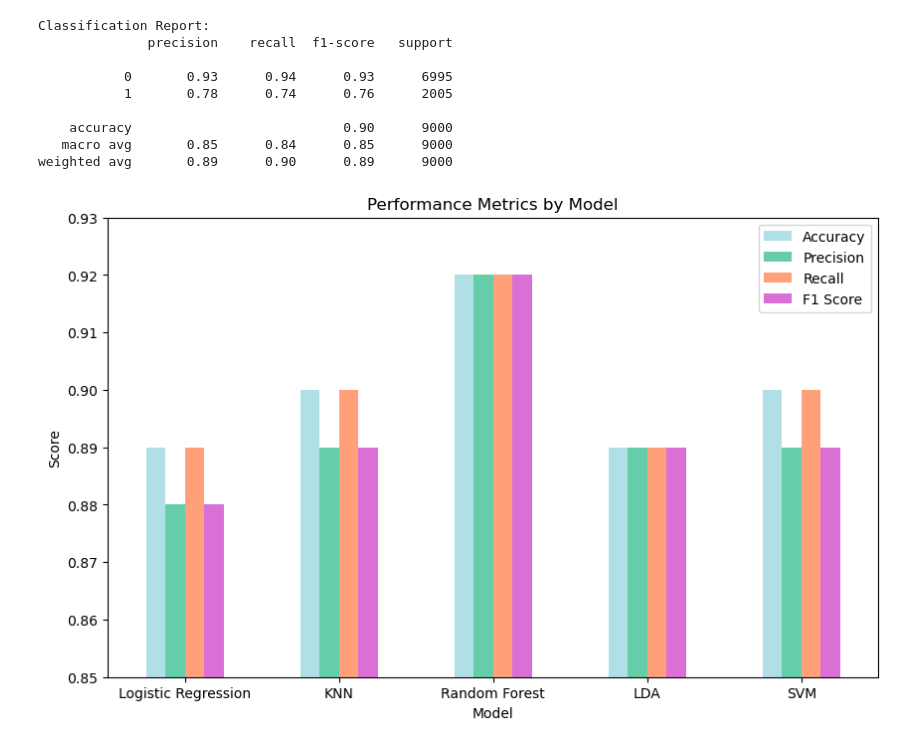
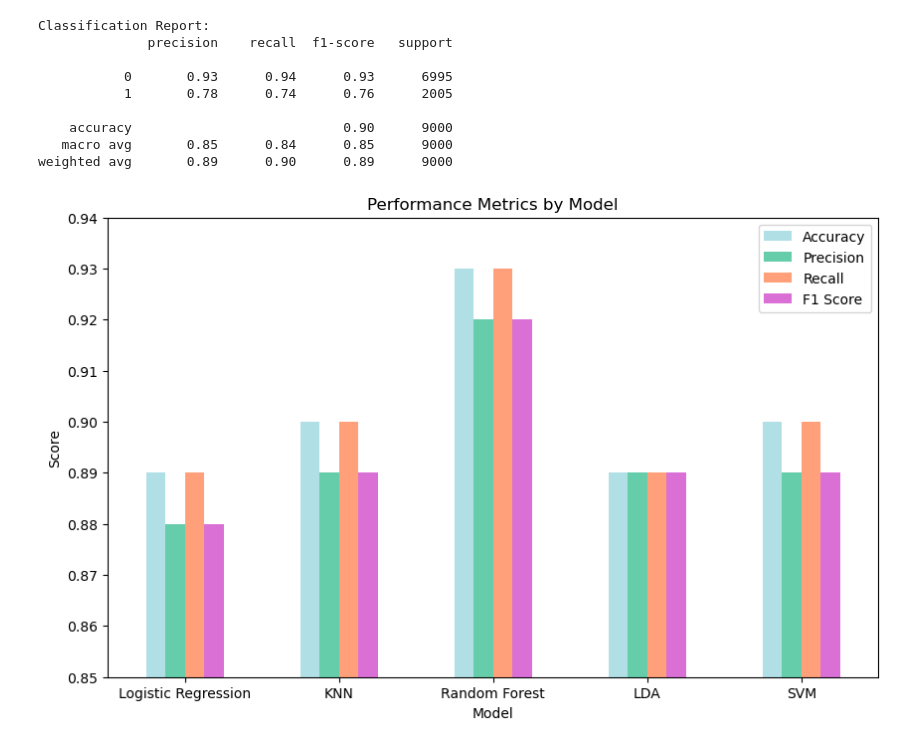
Before and after one commit to samuelbaldwin05/PredictingLoanDefaults, a Jupyter notebook: notebooks/loan_default.ipynb, the cells around one changed output. Saved outputs shown, nothing was run; the diff lists cells and outputs as text; code cells hidden in the pictures.

Commit message:
Fixed incorrect value in metrics plot

```diff
--- a/notebooks/loan_default.ipynb
+++ b/notebooks/loan_default.ipynb
@@ -557,20 +557,26 @@ Classification Report:
    macro avg       0.85      0.84      0.85      9000
 weighted avg       0.89      0.90      0.89      9000
 # %%
-# Dataframe of model scores
 data = {
     'Model': ['Logistic Regression', 'KNN', 'Random Forest', 'LDA', 'SVM'],
-    'Accuracy': [0.89, 0.90, 0.92, 0.89, 0.90],
+    'Accuracy': [0.89, 0.90, 0.93, 0.89, 0.90],
     'Precision': [0.88, 0.89, 0.92, 0.89, 0.89],
-    'Recall': [0.89, 0.90, 0.92, 0.89, 0.90],
+    'Recall': [0.89, 0.90, 0.93, 0.89, 0.90],
     'F1 Score': [0.88, 0.89, 0.92, 0.89, 0.89]
 }
+
+# Create the DataFrame
+df = pd.DataFrame(data)
+
+# Plot
 colors = ['powderblue', 'mediumaquamarine', 'lightsalmon', 'orchid']
-df.plot(kind='bar', figsize=(10, 6), color=colors)
-plt.ylim(0.85, 0.93)
+ax = df.plot(kind='bar', x='Model', y=['Accuracy', 'Precision', 'Recall', 'F1 Score'],
+             figsize=(10, 6), color=colors)
+
+plt.ylim(0.85, 0.94)
 plt.ylabel('Score')
 plt.title('Performance Metrics by Model')
 plt.xticks(rotation=0)
 plt.show()
 # %% [output]
-[figure, old version]
+[figure, new version]
```
